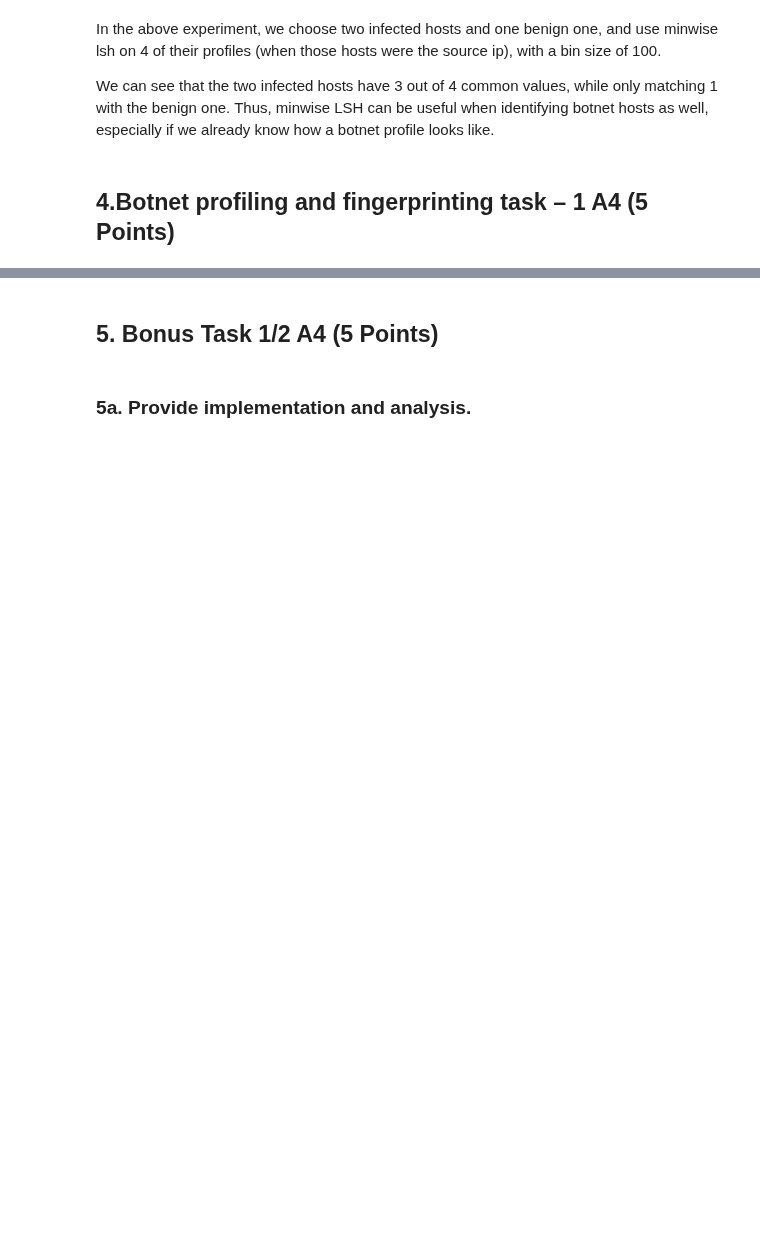
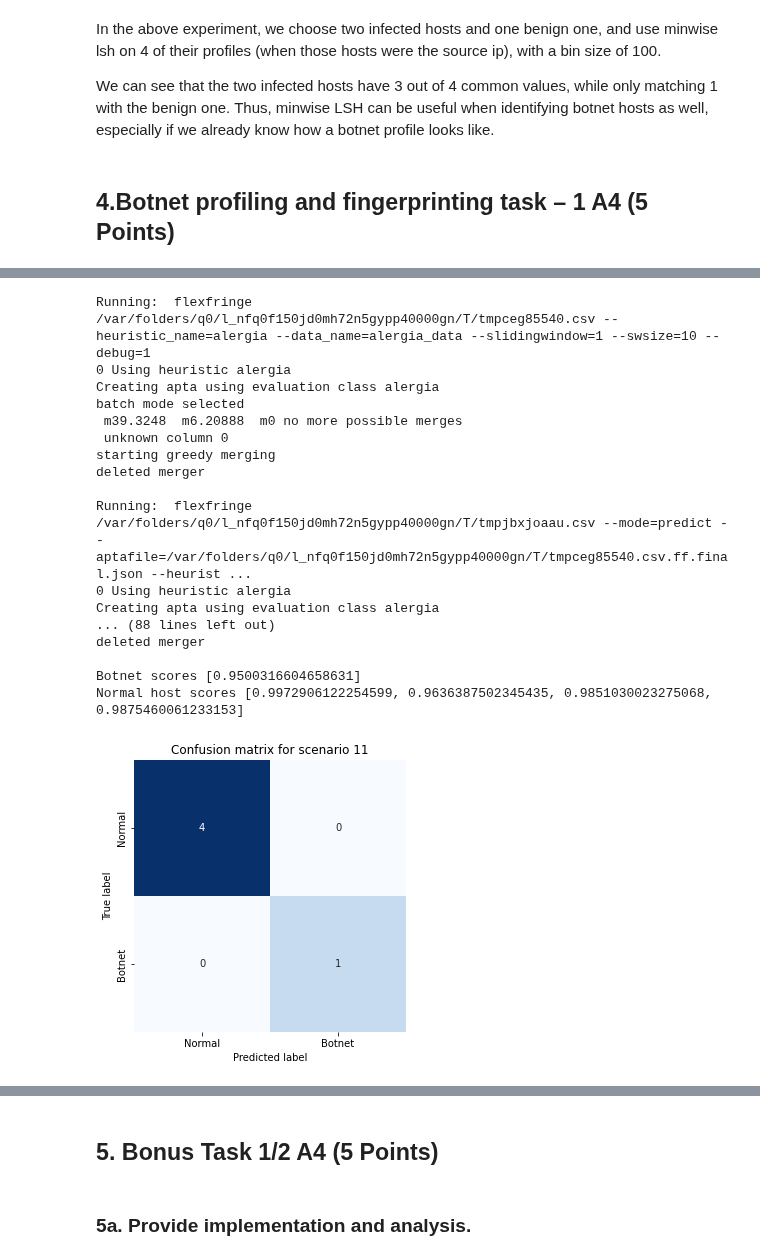
Before and after one commit to kponichtera/cs4035-cda, a Jupyter notebook: lab3/lab3.ipynb, the cells around one changed output, grey strips where cells are left out. Cells and saved outputs as stored; diff of their text form; code cells hidden in the pictures; blank space fills up the shorter version.

```diff
--- a/lab3/lab3.ipynb
+++ b/lab3/lab3.ipynb
@@ -552,0 +589,23 @@ Running:  flexfringe /var/folders/q0/l_nfq0f150jd0mh72n5gypp40000gn/T/tmpsul3lli
+# %%
+df_11 = pd.read_csv("data/dataset_11/capture20110818-2.binetflow")
+df_11 = create_comboined_feature(df_11)
+eval_flex(df_11, botnet_host, infected_hosts, get_normal_hosts(df_11), 0.96, 11)
+# %% [output]
+Running:  flexfringe /var/folders/q0/l_nfq0f150jd0mh72n5gypp40000gn/T/tmpceg85540.csv --heuristic_name=alergia --data_name=alergia_data --slidingwindow=1 --swsize=10 --debug=1
+0 Using heuristic alergia
+Creating apta using evaluation class alergia
+batch mode selected
+ m39.3248  m6.20888  m0 no more possible merges
+ unknown column 0
+starting greedy merging
+deleted merger
+
+Running:  flexfringe /var/folders/q0/l_nfq0f150jd0mh72n5gypp40000gn/T/tmpjbxjoaau.csv --mode=predict --aptafile=/var/folders/q0/l_nfq0f150jd0mh72n5gypp40000gn/T/tmpceg85540.csv.ff.final.json --heurist ...
+0 Using heuristic alergia
+Creating apta using evaluation class alergia
+... (88 lines left out)
+deleted merger
+
+Botnet scores [0.9500316604658631]
+Normal host scores [0.9972906122254599, 0.9636387502345435, 0.9851030023275068, 0.9875460061233153]
+[figure, added]
```
Also changed, not shown: parts of 22 cells of this notebook.
